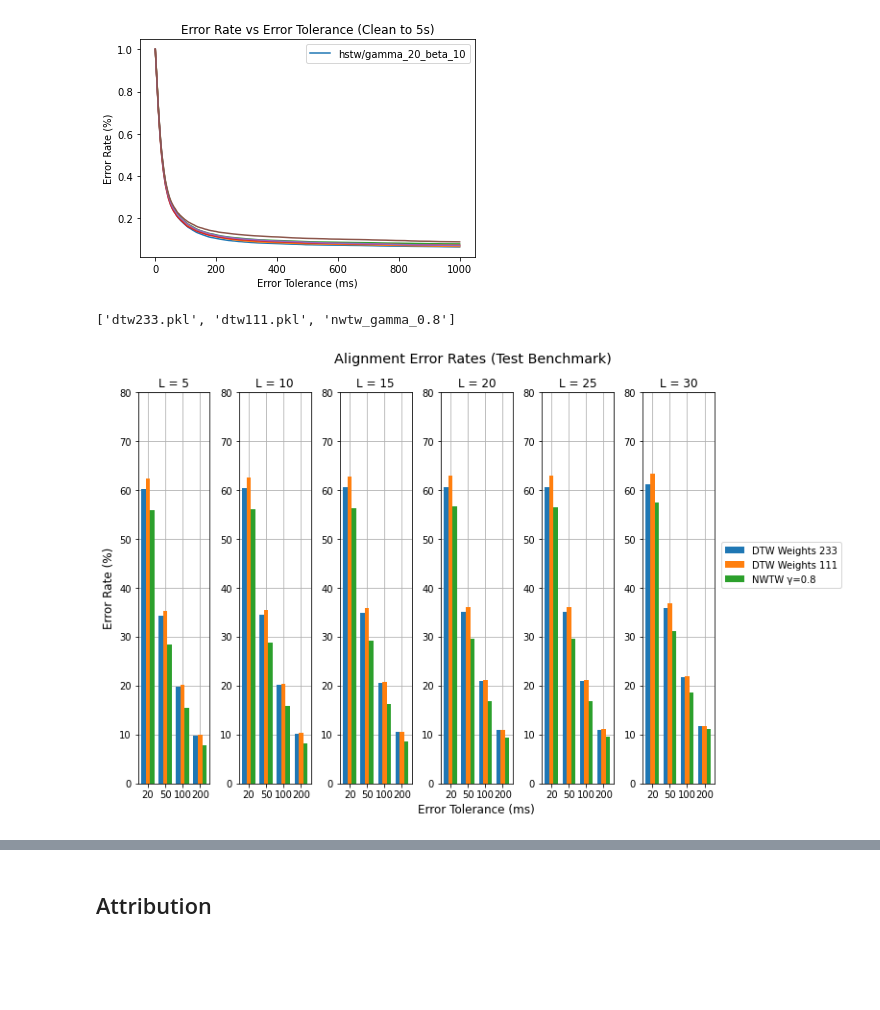
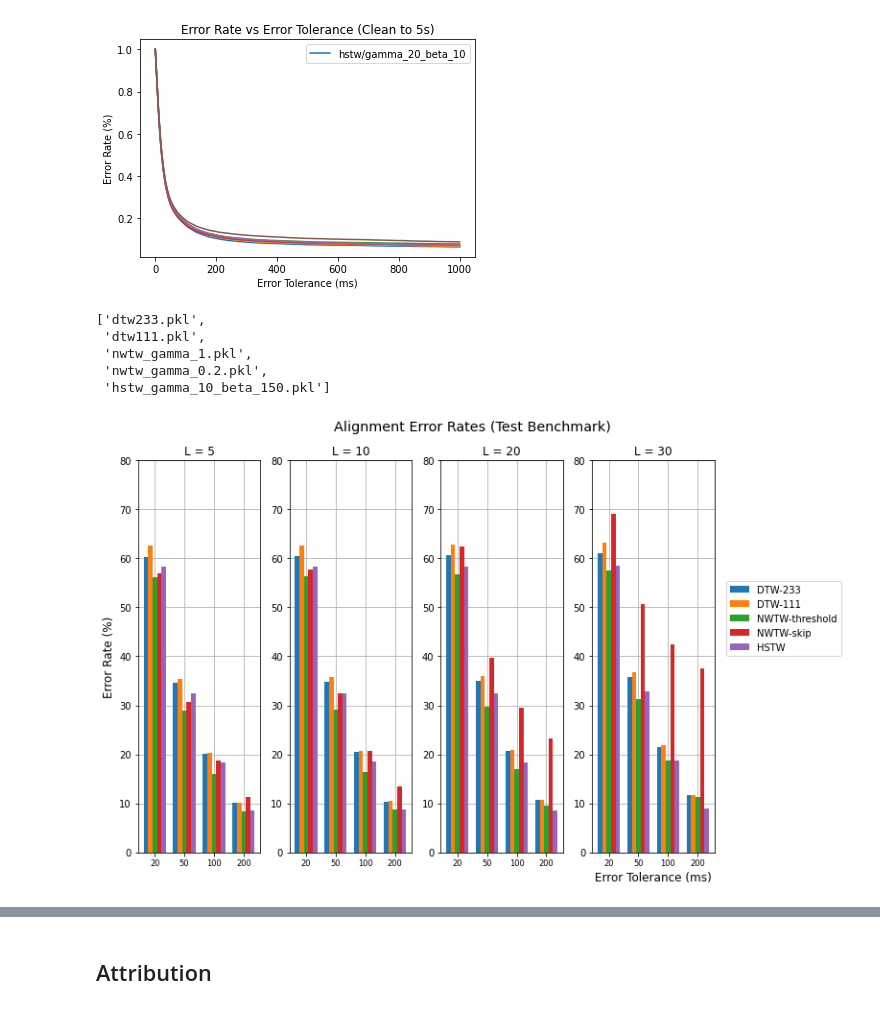
Before and after one commit to HMC-MIR/HSTW, a Jupyter notebook: 06_music_eval.ipynb, the cells around one changed output, grey strips where cells are left out. Saved outputs shown, nothing was run; the diff lists cells and outputs as text; code cells hidden in the pictures; blank space fills up the shorter version.

```diff
--- a/06_music_eval.ipynb
+++ b/06_music_eval.ipynb
@@ -17,10 +17,7 @@ downsample = 1
 ANNOTATIONS_ROOT_CLEAN = Path('/home/cchang/ttmp/raw_data/Chopin_Mazurkas/annotations_beat')
 FEATURES_ROOT_CLEAN = Path('/home/cchang/ttmp/features/clean')
 # %%
-times = np.array([5, 10, 15, 20, 25, 30])
-# times = [15]
-#folder_names = ['dtw1', 'dtw2', 'dtw3', 'dtw4', 'subseqdtw', 'nwtw/gamma_0.346']
-# folder_names = ['nwtw/gamma_0.8']
+times = np.array([5,10,20,30])
 
 cfg_options = ['toy', 'small', 'small2', 'medium', 'train_benchmark', 'test_benchmark']
 cfg = cfg_options[5] # Change this to appropriate benchmark
@@ -57,3 +37,16 @@ folder_names = ['dtw233', 'dtw111', 'nwtw/gamma_0.8']
+# %%
+# *** Edit these 2 lines as we add more systems ****
+
+# gammas = [1,5,10,20,50]
+# folder_names = ['hstw/gamma_%s_beta_150' %g for g in gammas]
+# savefile_names = ['hstw_gamma_%s_beta_150.pkl' %g for g in gammas]
+
+# betas = [0,10,100,150,200,250]
+# folder_names = ['hstw/gamma_10_beta_%s' %b for b in betas]
+# savefile_names = ['hstw_gamma_10_beta_%s.pkl' %b for b in betas]
+
+folder_names = ['dtw233', 'dtw111', 'nwtw/gamma_1', 'nwtw/gamma_0.2','hstw/gamma_10_beta_150']
+savefile_names = ['dtw233.pkl', 'dtw111.pkl', 'nwtw_gamma_1.pkl','nwtw_gamma_0.2.pkl', 'hstw_gamma_10_beta_150.pkl']
 # %% [markdown]
 ## Alignment
 # %% [markdown]
@@ -383,26 +303,30 @@ def plotAlignment(timesToPlot, systemsToPlot, legend, cfg, title="Alignment Erro
             axs[i].bar(x - width * (numBars / 2) + (j + 1/2) * width, errorCurve[[20, 50, 100, 200]] * 100, width, zorder = 3)
 #         axs[i].set_xlabel("Error Tolerance (ms)")
         axs[i].set_xticks(x)
-        axs[i].set_xticklabels([20, 50, 100, 200])
+        axs[i].set_xticklabels([20, 50, 100, 200], fontsize="small")
         axs[i].set_ylim(0,80)
         axs[i].set_title("L = " + str(plotTime))
 
     plt.legend(legend, loc = (1.1, 0.5))
     fig.suptitle(title, fontsize = 'x-large')
     axs[0].set_ylabel("Error Rate (%)", fontsize = "large")
-    axs[len(timesToPlot)//2].set_xlabel("Error Tolerance (ms)", fontsize = "large")
+    plt.xlabel("Error Tolerance (ms)", fontsize = "large")
     fig.tight_layout()
 # %%
 savefile_names
 # %% [output]
-['dtw233.pkl', 'dtw111.pkl', 'nwtw_gamma_0.8']
+['dtw233.pkl',
+ 'dtw111.pkl',
+ 'nwtw_gamma_1.pkl',
+ 'nwtw_gamma_0.2.pkl',
+ 'hstw_gamma_10_beta_150.pkl']
 # %%
-timesToPlot = [5, 10, 15, 20, 25, 30]
-
-systemsToPlot = ['dtw233', 'dtw111', 'nwtw_gamma_0.8']
-legend = ["DTW Weights 233", "DTW Weights 111", "NWTW γ=0.8"]
+# Test Benchmark Alignment Plot
+timesToPlot = times
+systemsToPlot = ['dtw233', 'dtw111', 'nwtw_gamma_1','nwtw_gamma_0.2', 'hstw_gamma_10_beta_150']
+legend = ["DTW-233", "DTW-111", "NWTW-threshold", "NWTW-skip","HSTW"]
 cfg = cfg
 
 plotAlignment(timesToPlot, systemsToPlot, legend, cfg, title="Alignment Error Rates (Test Benchmark)")
 # %% [output]
-[figure, old version]
+[figure, new version]
```
Also changed, not shown: parts of 37 cells of this notebook.
